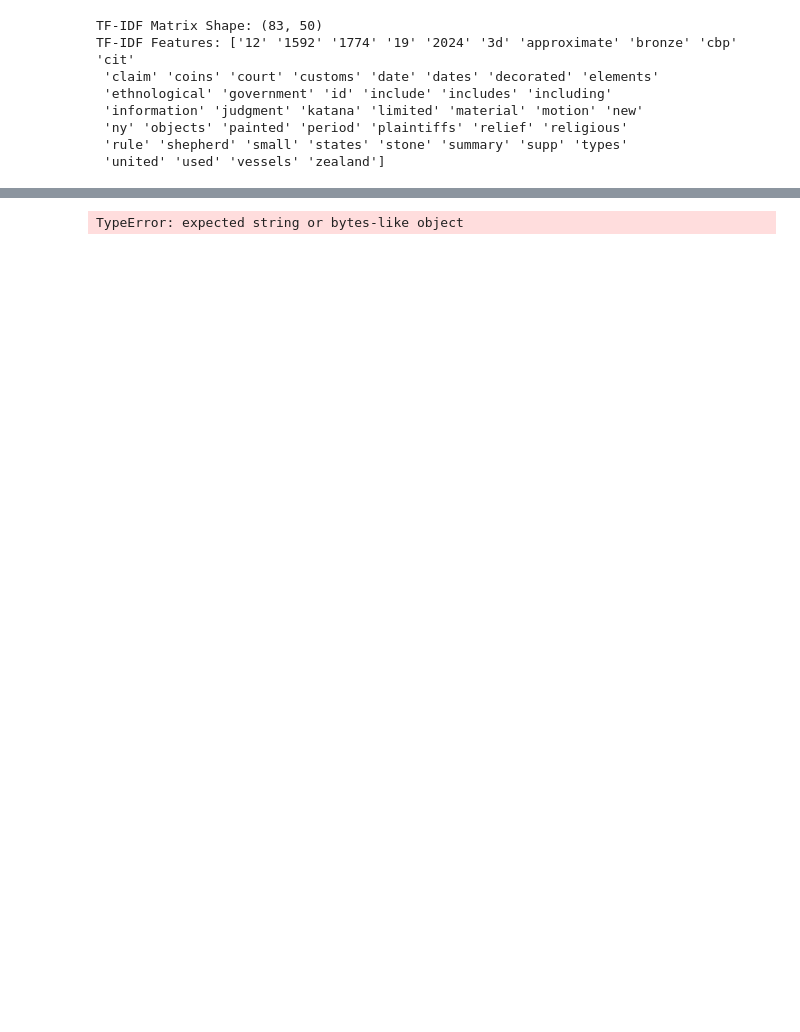
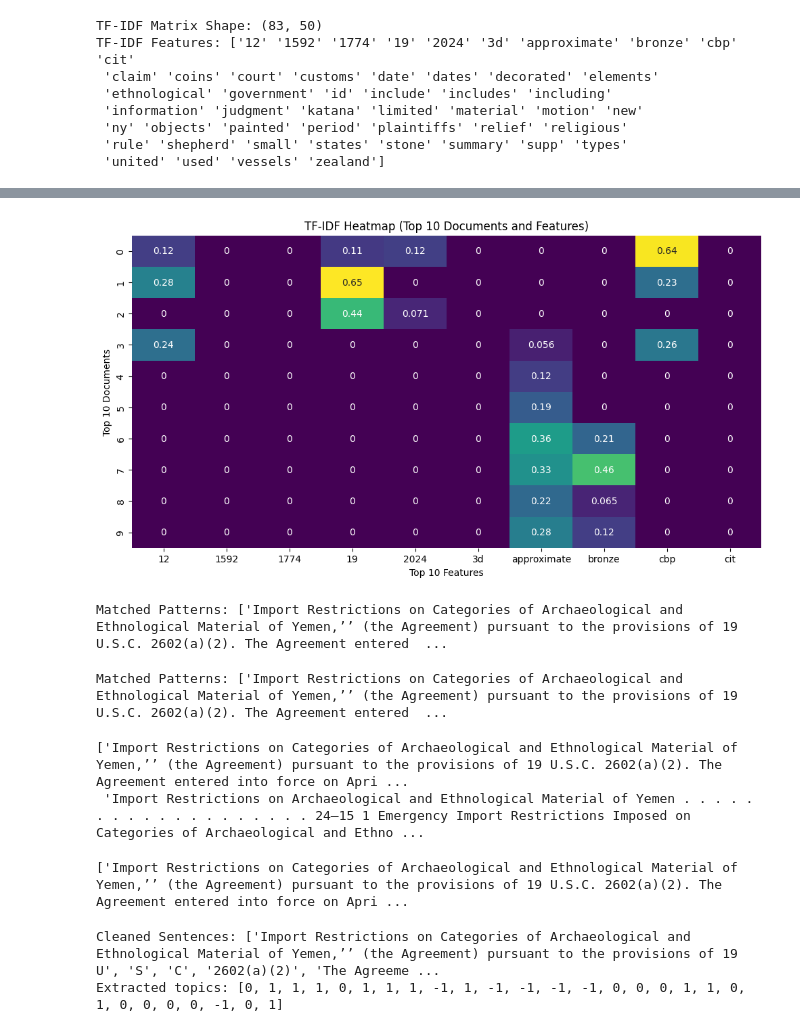
Before and after one commit to yoon777/DACON_GBT_competition, a Jupyter notebook: NLP/BERTopic.ipynb, the cells around one changed output, grey strips where cells are left out. Saved outputs shown, nothing was run; the diff lists cells and outputs as text; code cells hidden in the pictures; blank space fills up the shorter version.

```diff
--- a/NLP/BERTopic.ipynb
+++ b/NLP/BERTopic.ipynb
@@ -248,9 +490,72 @@ TF-IDF Features: ['12' '1592' '1774' '19' '2024' '3d' 'approximate' 'bronze' 'cb
+# %%
+import seaborn as sns
+
+# TF-IDF 행렬을 데이터프레임으로 변환하여 단어 특징 이름을 열 이름으로 설정
+tfidf_df = pd.DataFrame(tfidf_matrix.toarray(), columns=feature_names)
+
+# 상위 10개의 문서와 10개의 단어에 대해 시각화
+plt.figure(figsize=(12, 6))
+sns.heatmap(tfidf_df.iloc[:10, :10], cmap='viridis', annot=True, cbar=False)
+plt.title("TF-IDF Heatmap (Top 10 Documents and Features)")
+plt.xlabel("Top 10 Features")
+plt.ylabel("Top 10 Documents")
+plt.show()
+# %% [output]
+[figure, added]
 # %%
 # 특정 패턴을 사용하여 세관 항목 추출
 import re
 
 # 세관 규제와 관련된 텍스트 패턴 설정
 pattern = r"Import Restrictions on .* Material of .*"
-matches = re.findall(pattern, list_of_text)
+
+# 특정 패턴을 사용하여 세관 항목 추출 (리스트 내 텍스트 각각을 순회)
+matches_part = []
+for text in list_of_text:
+    found = re.findall(pattern, text)
+    matches_part.extend(found)  # 찾은 패턴을 리스트에 추가
+
+# 결과 출력
+print("Matched Patterns:", matches_part)
 # %% [output]
-TypeError: expected string or bytes-like object
+Matched Patterns: ['Import Restrictions on Categories of Archaeological and Ethnological Material of Yemen,’’ (the Agreement) pursuant to the provisions of 19 U.S.C. 2602(a)(2). The Agreement entered  ...
+# %%
+# 리스트의 모든 텍스트를 하나의 큰 문자열로 병합
+combined_text = " ".join(list_of_text)
+
+# 패턴 매칭 수행
+matches_all= re.findall(pattern, combined_text)
+
+# 결과 출력
+print("Matched Patterns:", matches_all)
+# %% [output]
+Matched Patterns: ['Import Restrictions on Categories of Archaeological and Ethnological Material of Yemen,’’ (the Agreement) pursuant to the provisions of 19 U.S.C. 2602(a)(2). The Agreement entered  ...
+# %%
+matches_part
+# %% [output]
+['Import Restrictions on Categories of Archaeological and Ethnological Material of Yemen,’’ (the Agreement) pursuant to the provisions of 19 U.S.C. 2602(a)(2). The Agreement entered into force on Apri ...
+ 'Import Restrictions on Archaeological and Ethnological Material of Yemen . . . . . . . . . . . . . . . . . . . 24–15 1 Emergency Import Restrictions Imposed on Categories of Archaeological and Ethno ...
+# %%
+matches_all
+# %% [output]
+['Import Restrictions on Categories of Archaeological and Ethnological Material of Yemen,’’ (the Agreement) pursuant to the provisions of 19 U.S.C. 2602(a)(2). The Agreement entered into force on Apri ...
+# %%
+# 불필요한 숫자 및 페이지 정보 제거
+cleaned_sentences = [re.sub(r'\d+–\d+', '', sentence) for sentence in split_sentences]
+
+# 불필요한 키워드 제거
+keywords_to_remove = ['Plaintiffs', 'Defendants', 'CBP', 'Department', 'United States']
+cleaned_sentences = [' '.join([word for word in sentence.split() if word not in keywords_to_remove]) for sentence in cleaned_sentences]
+
+# 전처리된 결과 확인
+print("Cleaned Sentences:", cleaned_sentences[:5])
+
+# BERTopic 모델 재학습
+if cleaned_sentences and len(cleaned_sentences) > 0:
+    topics, probs = topic_model.fit_transform(cleaned_sentences)
+    print("Extracted topics:", topics)
+else:
+    print("No valid text to process.")
+# %% [output]
+Cleaned Sentences: ['Import Restrictions on Categories of Archaeological and Ethnological Material of Yemen,’’ (the Agreement) pursuant to the provisions of 19 U', 'S', 'C', '2602(a)(2)', 'The Agreeme ...
+Extracted topics: [0, 1, 1, 1, 0, 1, 1, 1, -1, 1, -1, -1, -1, -1, 0, 0, 0, 1, 1, 0, 1, 0, 0, 0, 0, -1, 0, 1]
```
Also changed, not shown: parts of 15 cells of this notebook.
